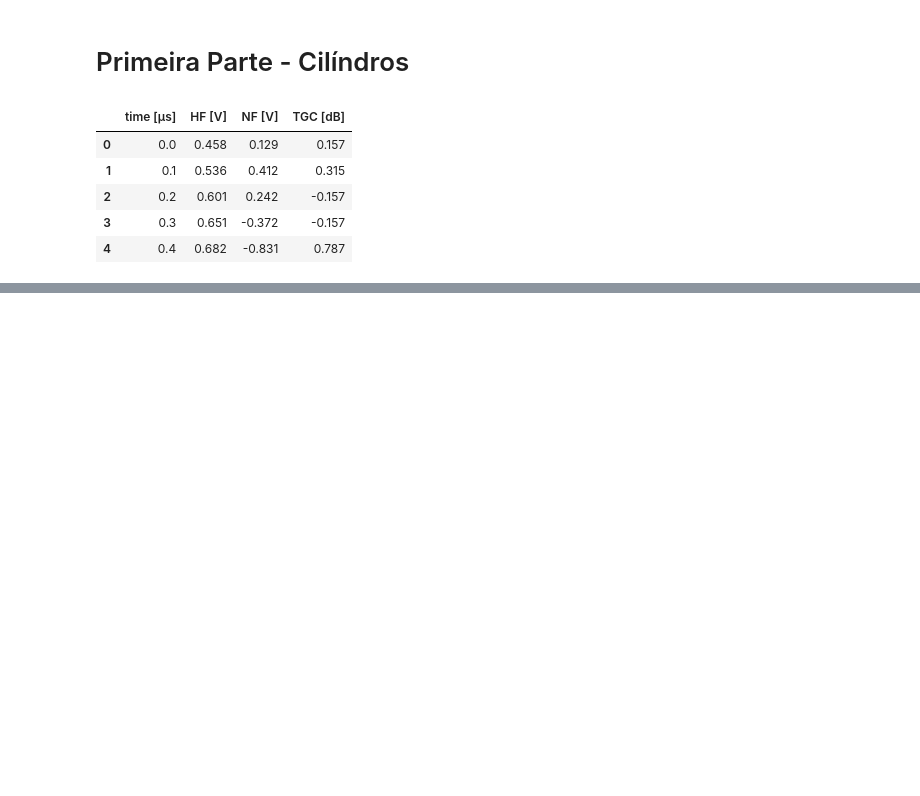
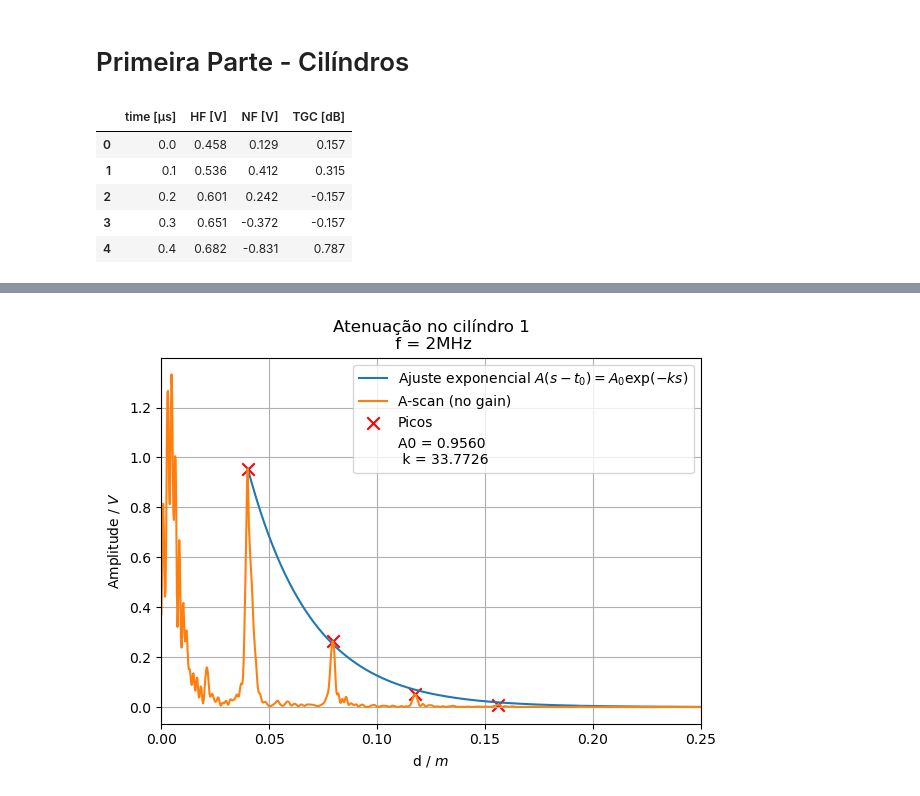
Before and after one commit to MRDias12/LabsIII, a Jupyter notebook: PLs/PL7/Miguel.ipynb, the cells around one changed output, grey strips where cells are left out. Cells and saved outputs as stored; diff of their text form; code cells hidden in the pictures; blank space fills up the shorter version.

```diff
--- a/PLs/PL7/Miguel.ipynb
+++ b/PLs/PL7/Miguel.ipynb
@@ -110,0 +251,35 @@ O nosso interesse é determinar
+# %%
+#picos de novo, mas agr na curva sem ganho
+Peaks1 = []
+Peaks1.append(sign.find_peaks(Amp1[:400,0], distance=100)[0][1:])
+Peaks1.append(sign.find_peaks(Amp1[:800,1], distance=200)[0][1:])
+Peaks1.append(sign.find_peaks(Amp1[:800,2], distance=400)[0][1:])
+
+Peaks2 = []
+Peaks2.append(sign.find_peaks(Amp2[:600,0], distance=100)[0][1:])
+Peaks2.append(sign.find_peaks(Amp2[:1300,1], distance=200)[0][1:])
+Peaks2.append(sign.find_peaks(Amp2[:1300,2], distance=400)[0][1:])
+
+################################
+def atenuation(s, A0, mu):
+    return A0*np.exp(-s * mu)
+# %%
+#plot da atenuação no único em que é possível
+s = t*10**(-6) * Ev2
+params = opt.curve_fit(atenuation,s[Peaks2[0]]-s[Peaks2[0]][0], Amp2[Peaks2[0],0])[0]
+adjust = lambda x: atenuation(x,params[0],params[1])
+
+plt.plot(s+s[Peaks2[0]][0], adjust(s), label = r"Ajuste exponencial $A(s-t_0) = A_0 \exp(-k s)$")
+plt.plot(s, Amp2[:,0], label = 'A-scan (no gain)')
+plt.scatter(s[Peaks2[0]], Amp2[Peaks2[0],0], label='Picos', marker='x',color='red',s= 80)
+plt.xlabel(r'd / $m$')
+plt.ylabel(r'Amplitude / $V$')
+plt.title(f'Atenuação no cilíndro {1}\n f = 2MHz')
+plt.grid()
+plt.scatter(0,0,alpha=0, label = f"A0 = {params[0]:.4f}\n k = {params[1]:.4f}")
+plt.xlim(0,0.25)
+plt.legend()
+plt.tight_layout()
+plt.show()
+# %% [output]
+[figure, added]
```
Also changed, not shown: parts of 14 cells of this notebook, 8 other files.
